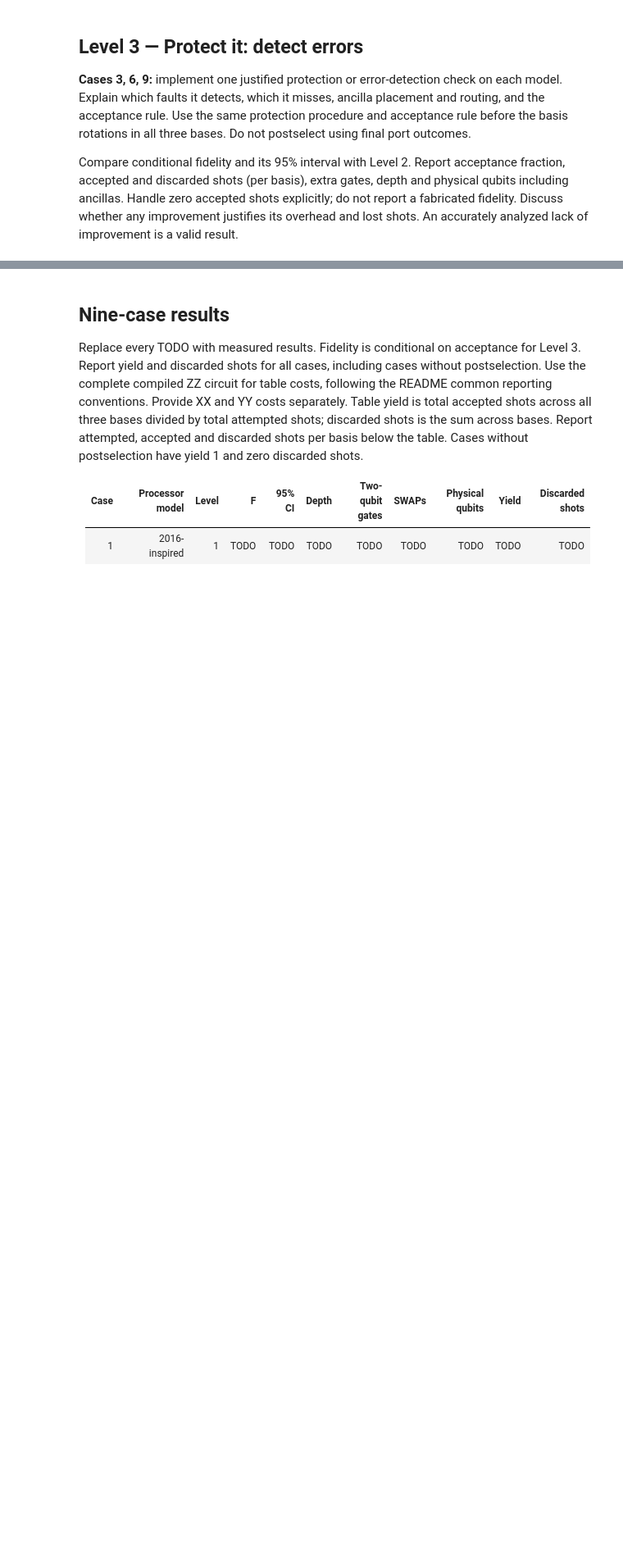
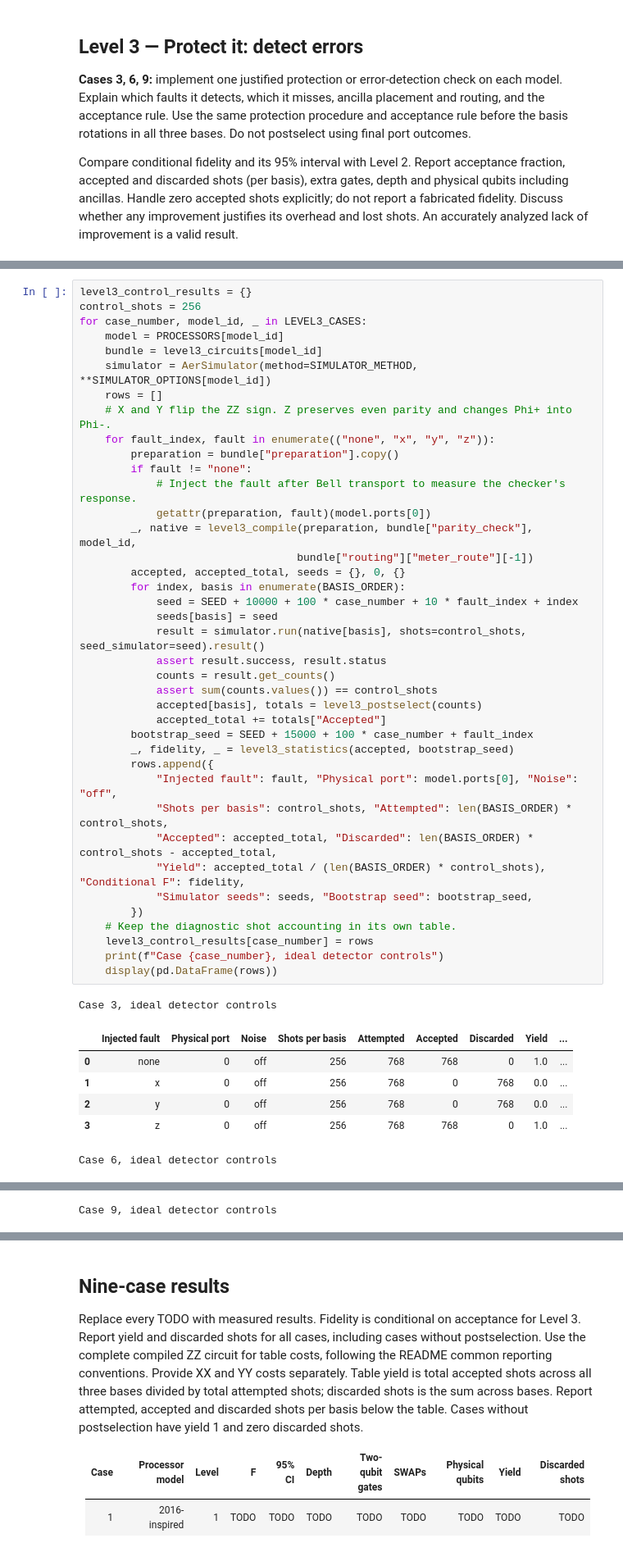
Before and after one commit to Clement-Wright/Geometry-Aware-Quantum-Cloud-Challenge-QCCR, a Jupyter notebook: challenge_submission.ipynb, the cells around one changed output, grey strips where cells are left out. Shown at 82% size. Saved outputs shown, nothing was run; the diff lists cells and outputs as text; blank space fills up the shorter version.

```diff
--- a/challenge_submission.ipynb
+++ b/challenge_submission.ipynb
@@ -832,0 +999,47 @@ Compare conditional fidelity and its 95% interval with Level 2. Report acceptanc
+# %%
+level3_control_results = {}
+control_shots = 256
+for case_number, model_id, _ in LEVEL3_CASES:
+    model = PROCESSORS[model_id]
+    bundle = level3_circuits[model_id]
+    simulator = AerSimulator(method=SIMULATOR_METHOD, **SIMULATOR_OPTIONS[model_id])
+    rows = []
+    # X and Y flip the ZZ sign. Z preserves even parity and changes Phi+ into Phi-.
+    for fault_index, fault in enumerate(("none", "x", "y", "z")):
+        preparation = bundle["preparation"].copy()
+        if fault != "none":
+            # Inject the fault after Bell transport to measure the checker's response.
+            getattr(preparation, fault)(model.ports[0])
+        _, native = level3_compile(preparation, bundle["parity_check"], model_id,
+                                  bundle["routing"]["meter_route"][-1])
+        accepted, accepted_total, seeds = {}, 0, {}
+        for index, basis in enumerate(BASIS_ORDER):
+            seed = SEED + 10000 + 100 * case_number + 10 * fault_index + index
+            seeds[basis] = seed
+            result = simulator.run(native[basis], shots=control_shots, seed_simulator=seed).result()
+            assert result.success, result.status
+            counts = result.get_counts()
+            assert sum(counts.values()) == control_shots
+            accepted[basis], totals = level3_postselect(counts)
+            accepted_total += totals["Accepted"]
+        bootstrap_seed = SEED + 15000 + 100 * case_number + fault_index
+        _, fidelity, _ = level3_statistics(accepted, bootstrap_seed)
+        rows.append({
+            "Injected fault": fault, "Physical port": model.ports[0], "Noise": "off",
+            "Shots per basis": control_shots, "Attempted": len(BASIS_ORDER) * control_shots,
+            "Accepted": accepted_total, "Discarded": len(BASIS_ORDER) * control_shots - accepted_total,
+            "Yield": accepted_total / (len(BASIS_ORDER) * control_shots), "Conditional F": fidelity,
+            "Simulator seeds": seeds, "Bootstrap seed": bootstrap_seed,
+        })
+    # Keep the diagnostic shot accounting in its own table.
+    level3_control_results[case_number] = rows
+    print(f"Case {case_number}, ideal detector controls")
+    display(pd.DataFrame(rows))
+# %% [output]
+Case 3, ideal detector controls
+|  | Injected fault | Physical port | Noise | Shots per basis | Attempted | Accepted | Discarded | Yield | ... |
+| 0 | none | 0 | off | 256 | 768 | 768 | 0 | 1.0 | ... |
+| 1 | x | 0 | off | 256 | 768 | 0 | 768 | 0.0 | ... |
+| 2 | y | 0 | off | 256 | 768 | 0 | 768 | 0.0 | ... |
+| 3 | z | 0 | off | 256 | 768 | 768 | 0 | 1.0 | ... |
+Case 6, ideal detector controls
@@ -832,0 +1051 @@ Compare conditional fidelity and its 95% interval with Level 2. Report acceptanc
+Case 9, ideal detector controls
```
Also changed, not shown: parts of 7 cells of this notebook.
